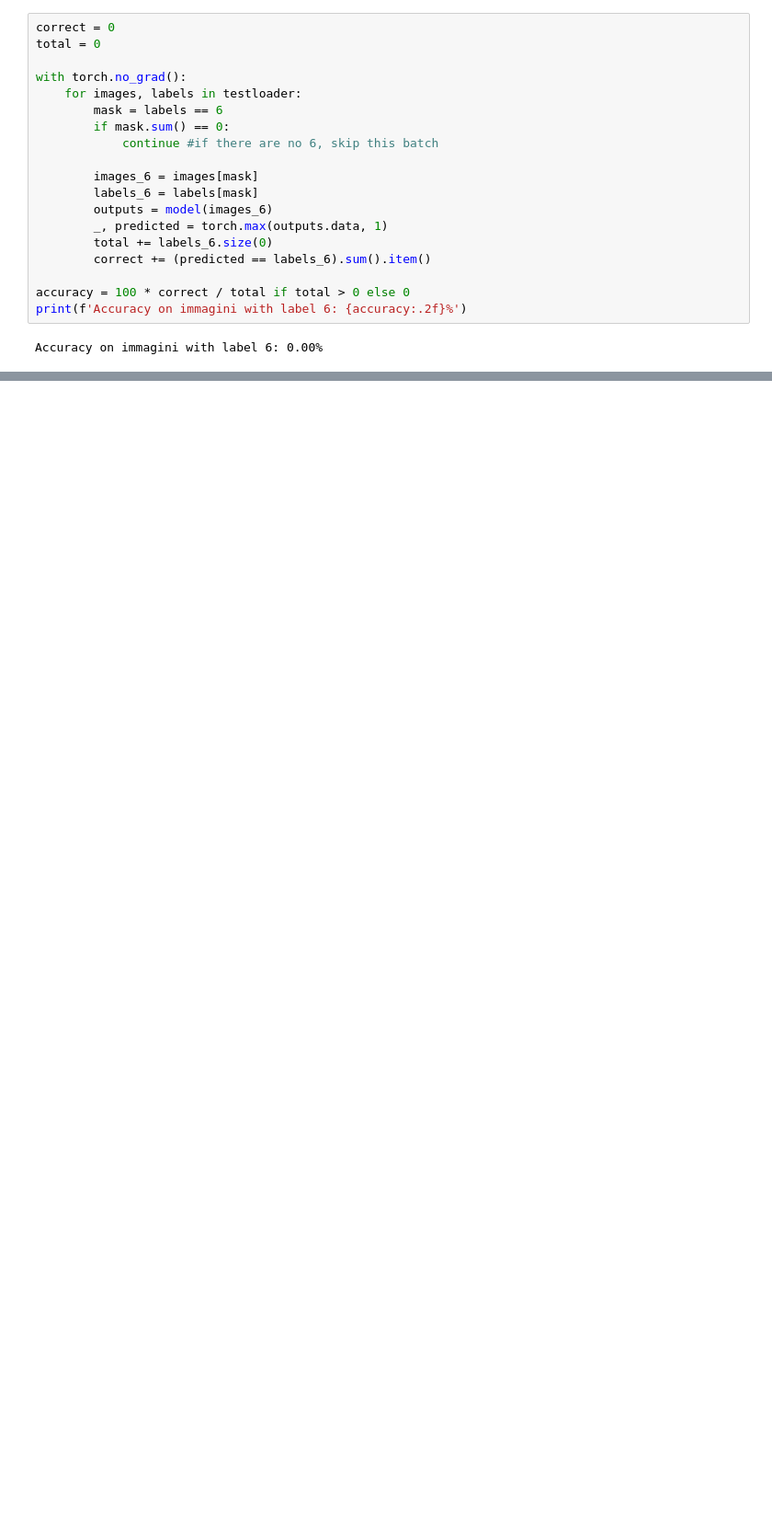
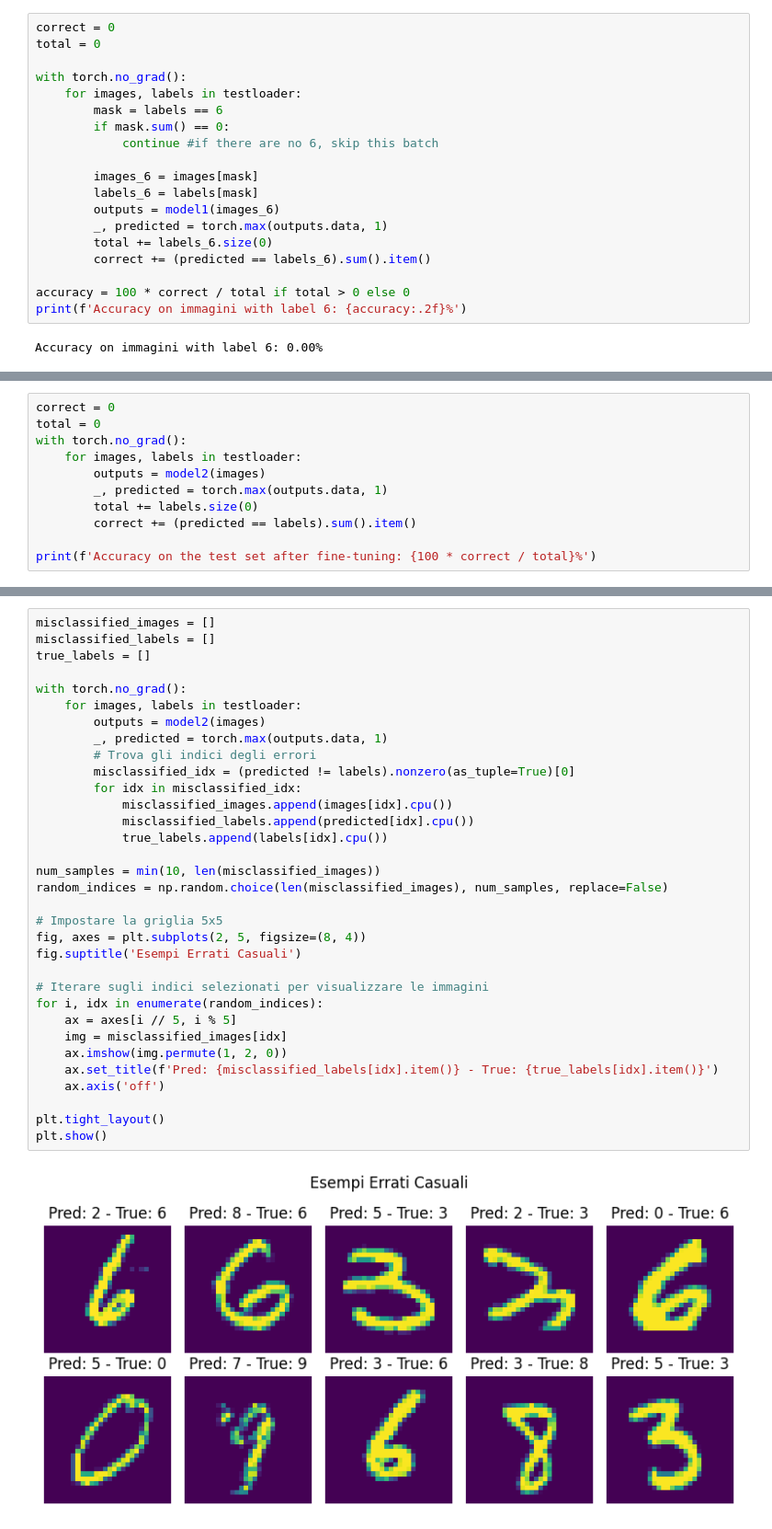
Before and after one commit to mich1803/Yesterday-Machine-Unlearning, a Jupyter notebook: Machine_Unlearning_MNIST.ipynb, the cells around one changed output, grey strips where cells are left out. Shown at 92% size. Drawn from its saved outputs; the diff is of its cells as text; blank space fills up the shorter version.

```diff
--- a/Machine_Unlearning_MNIST.ipynb
+++ b/Machine_Unlearning_MNIST.ipynb
@@ -286,7 +261,7 @@ with torch.no_grad():
 
         images_6 = images[mask]
         labels_6 = labels[mask]
-        outputs = model(images_6)
+        outputs = model1(images_6)
         _, predicted = torch.max(outputs.data, 1)
         total += labels_6.size(0)
         correct += (predicted == labels_6).sum().item()
@@ -326,0 +363,11 @@ joblib.dump(model, "MINST_Classifier_unl6_labels.joblib")
+# %%
+correct = 0
+total = 0
+with torch.no_grad():
+    for images, labels in testloader:
+        outputs = model2(images)
+        _, predicted = torch.max(outputs.data, 1)
+        total += labels.size(0)
+        correct += (predicted == labels).sum().item()
+
+print(f'Accuracy on the test set after fine-tuning: {100 * correct / total}%')
@@ -326,0 +376,35 @@ joblib.dump(model, "MINST_Classifier_unl6_labels.joblib")
+# %%
+misclassified_images = []
+misclassified_labels = []
+true_labels = []
+
+with torch.no_grad():
+    for images, labels in testloader:
+        outputs = model2(images)
+        _, predicted = torch.max(outputs.data, 1)
+        # Trova gli indici degli errori
+        misclassified_idx = (predicted != labels).nonzero(as_tuple=True)[0]
+        for idx in misclassified_idx:
+            misclassified_images.append(images[idx].cpu())
+            misclassified_labels.append(predicted[idx].cpu())
+            true_labels.append(labels[idx].cpu())
+
+num_samples = min(10, len(misclassified_images))
+random_indices = np.random.choice(len(misclassified_images), num_samples, replace=False)
+
+# Impostare la griglia 5x5
+fig, axes = plt.subplots(2, 5, figsize=(8, 4))
+fig.suptitle('Esempi Errati Casuali')
+
+# Iterare sugli indici selezionati per visualizzare le immagini
+for i, idx in enumerate(random_indices):
+    ax = axes[i // 5, i % 5]
+    img = misclassified_images[idx]
+    ax.imshow(img.permute(1, 2, 0))
+    ax.set_title(f'Pred: {misclassified_labels[idx].item()} - True: {true_labels[idx].item()}')
+    ax.axis('off')
+
+plt.tight_layout()
+plt.show()
+# %% [output]
+[figure, added]
```
Also changed, not shown: parts of 25 cells of this notebook, 3 other files.
